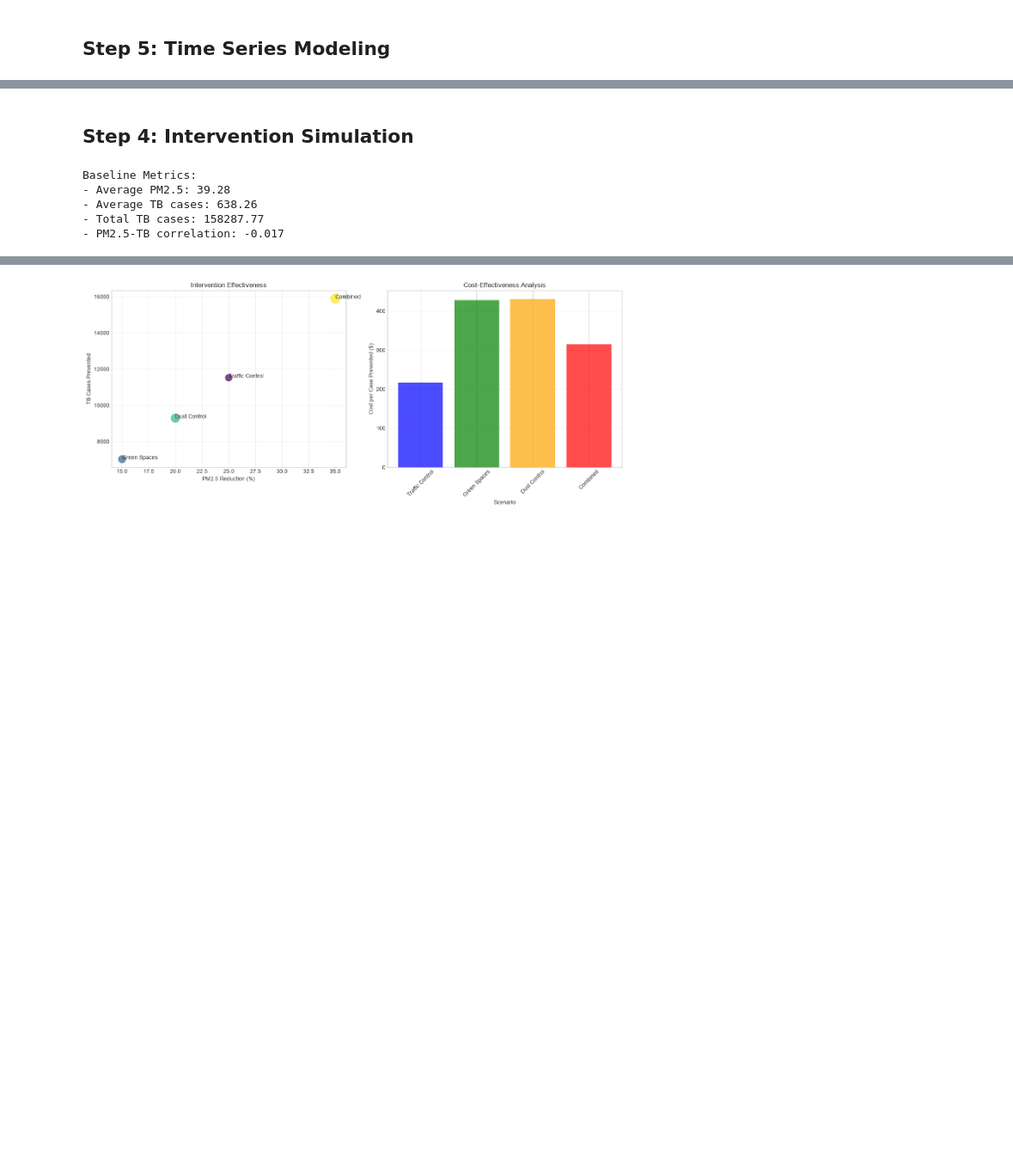
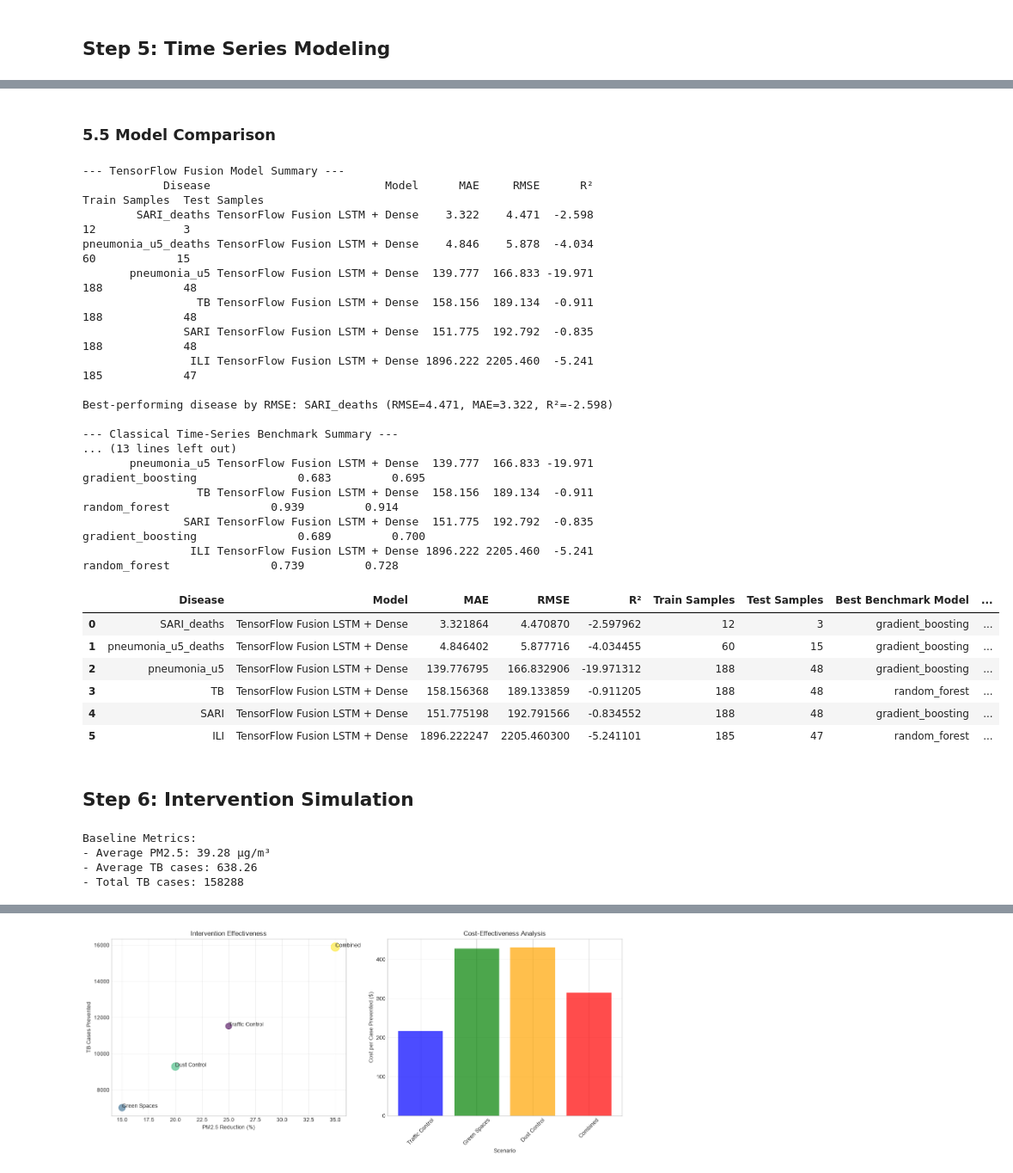
Before and after one commit to Mudarshiru/TimeSeriesAnalysisTutorial, a Jupyter notebook: analysis.ipynb, the cells around one changed output, grey strips where cells are left out. Shown at 86% size. Drawn from its saved outputs; the diff is of its cells as text; code cells hidden in the pictures; blank space fills up the shorter version.

```diff
--- a/analysis.ipynb
+++ b/analysis.ipynb
@@ -734,18 +1285,80 @@ LSTM Regression MAE: 172.91
+# %% [markdown]
+### 5.5 Model Comparison
+# %%
+print('--- TensorFlow Fusion Model Summary ---')
+if not models_performance.empty:
+    print(models_performance.to_string(index=False, float_format=lambda x: f'{x:.3f}'))
+    best_disease_row = models_performance.loc[models_performance['RMSE'].idxmin()]
+    print(
+        f"\nBest-performing disease by RMSE: {best_disease_row['Disease']} "
+        f"(RMSE={best_disease_row['RMSE']:.3f}, MAE={best_disease_row['MAE']:.3f}, R²={best_disease_row['R²']:.3f})"
+    )
+else:
+    print('No TensorFlow disease models completed successfully.')
+
+print('\n--- Classical Time-Series Benchmark Summary ---')
+if not benchmark_performance.empty:
+    print(benchmark_performance.to_string(index=False, float_format=lambda x: f'{x:.3f}'))
+else:
+    print('No benchmark models completed successfully.')
+
+if not models_performance.empty and not benchmark_performance.empty:
+    model_comparison = models_performance.merge(benchmark_performance, on='Disease', how='left')
+    print('\n--- Per-Disease Model Comparison ---')
+    print(
+        model_comparison[
+            [
+                'Disease', 'Model', 'MAE', 'RMSE', 'R²',
+                'Best Benchmark Model', 'Benchmark Accuracy', 'Benchmark F1'
+            ]
+        ].to_string(index=False, float_format=lambda x: f'{x:.3f}')
+    )
+else:
+    model_comparison = pd.DataFrame()
+
+model_comparison
+# %% [output]
+--- TensorFlow Fusion Model Summary ---
+            Disease                          Model      MAE     RMSE      R²  Train Samples  Test Samples
+        SARI_deaths TensorFlow Fusion LSTM + Dense    3.322    4.471  -2.598             12             3
+pneumonia_u5_deaths TensorFlow Fusion LSTM + Dense    4.846    5.878  -4.034             60            15
+       pneumonia_u5 TensorFlow Fusion LSTM + Dense  139.777  166.833 -19.971            188            48
+                 TB TensorFlow Fusion LSTM + Dense  158.156  189.134  -0.911            188            48
+               SARI TensorFlow Fusion LSTM + Dense  151.775  192.792  -0.835            188            48
+                ILI TensorFlow Fusion LSTM + Dense 1896.222 2205.460  -5.241            185            47
+
+Best-performing disease by RMSE: SARI_deaths (RMSE=4.471, MAE=3.322, R²=-2.598)
+
+--- Classical Time-Series Benchmark Summary ---
+... (13 lines left out)
+       pneumonia_u5 TensorFlow Fusion LSTM + Dense  139.777  166.833 -19.971    gradient_boosting               0.683         0.695
+                 TB TensorFlow Fusion LSTM + Dense  158.156  189.134  -0.911        random_forest               0.939         0.914
+               SARI TensorFlow Fusion LSTM + Dense  151.775  192.792  -0.835    gradient_boosting               0.689         0.700
+                ILI TensorFlow Fusion LSTM + Dense 1896.222 2205.460  -5.241        random_forest               0.739         0.728
+|  | Disease | Model | MAE | RMSE | R² | Train Samples | Test Samples | Best Benchmark Model | ... |
+| 0 | SARI_deaths | TensorFlow Fusion LSTM + Dense | 3.321864 | 4.470870 | -2.597962 | 12 | 3 | gradient_boosting | ... |
+| 1 | pneumonia_u5_deaths | TensorFlow Fusion LSTM + Dense | 4.846402 | 5.877716 | -4.034455 | 60 | 15 | gradient_boosting | ... |
+| 2 | pneumonia_u5 | TensorFlow Fusion LSTM + Dense | 139.776795 | 166.832906 | -19.971312 | 188 | 48 | gradient_boosting | ... |
+| 3 | TB | TensorFlow Fusion LSTM + Dense | 158.156368 | 189.133859 | -0.911205 | 188 | 48 | random_forest | ... |
+| 4 | SARI | TensorFlow Fusion LSTM + Dense | 151.775198 | 192.791566 | -0.834552 | 188 | 48 | gradient_boosting | ... |
+| 5 | ILI | TensorFlow Fusion LSTM + Dense | 1896.222247 | 2205.460300 | -5.241101 | 185 | 47 | random_forest | ... |
 # %% [markdown]
-## Step 4: Intervention Simulation
+## Step 6: Intervention Simulation
 # %%
+# Get baseline metrics
+baseline = {
+    'baseline_pm25': processed_data['pm2_5'].dropna().mean(),
+    'baseline_tb': processed_data['TB'].dropna().mean(),
+    'total_tb_cases': processed_data['TB'].dropna().sum()
+}
 
-# Get baseline metrics
-baseline = processor.get_intervention_baseline()
 print('Baseline Metrics:')
-print(f"- Average PM2.5: {baseline['baseline_pm25']:.2f}")
+print(f"- Average PM2.5: {baseline['baseline_pm25']:.2f} μg/m³")
 print(f"- Average TB cases: {baseline['baseline_tb']:.2f}")
-print(f"- Total TB cases: {baseline['total_tb_cases']:.2f}")
-print(f"- PM2.5-TB correlation: {baseline['correlation']:.3f}")
+print(f"- Total TB cases: {baseline['total_tb_cases']:.0f}")
 # %% [output]
 Baseline Metrics:
-- Average PM2.5: 39.28
+- Average PM2.5: 39.28 μg/m³
 - Average TB cases: 638.26
-- Total TB cases: 158287.77
-- PM2.5-TB correlation: -0.017
+- Total TB cases: 158288
 # %%
```
Also changed, not shown: parts of 47 cells of this notebook, 18 other files.
